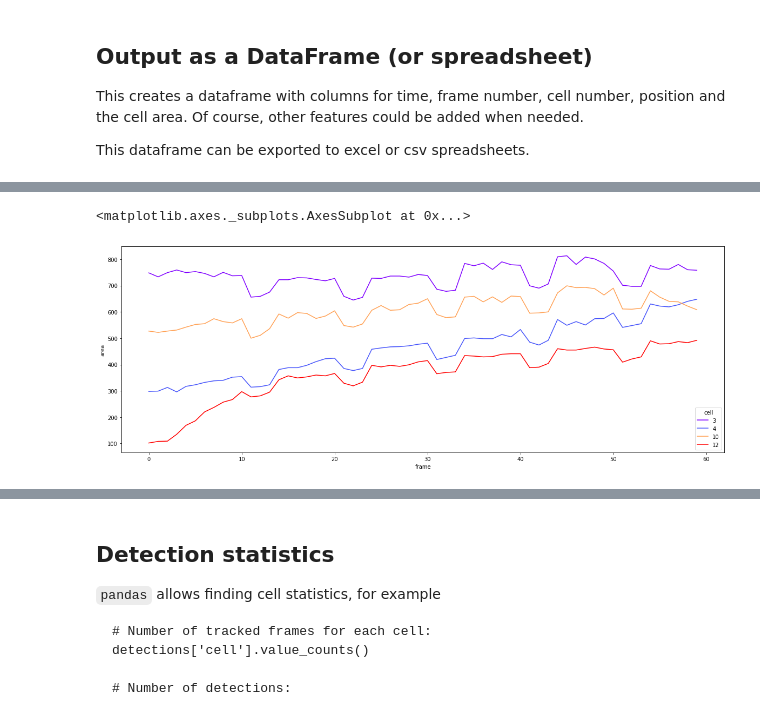
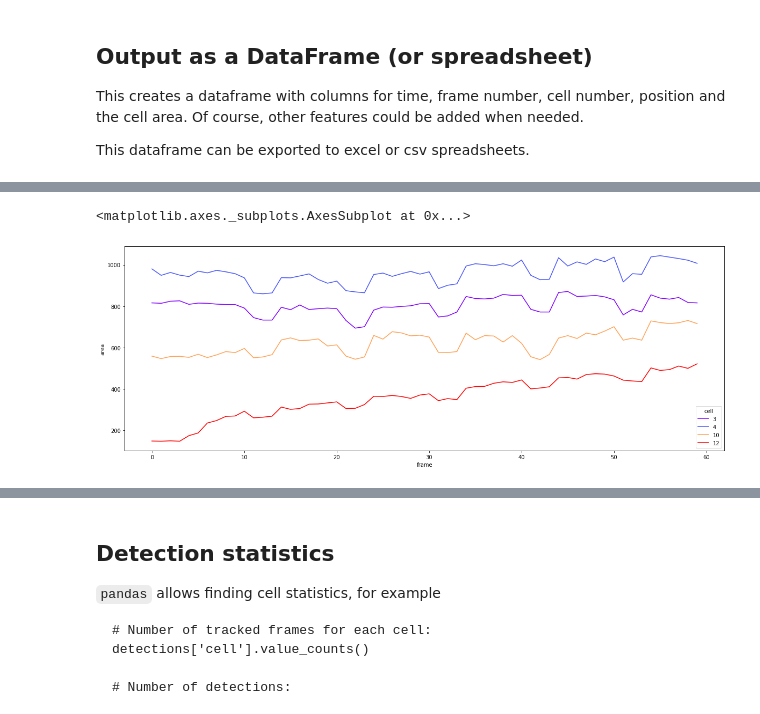
Before and after one commit to ymzayek/yeastcells-detection-maskrcnn, a Jupyter notebook: notebooks/example_pipeline.ipynb, the cells around one changed output, grey strips where cells are left out. Cells and saved outputs as stored; diff of their text form; code cells hidden in the pictures.

Commit message:
revised example with new model version

```diff
--- a/notebooks/example_pipeline.ipynb
+++ b/notebooks/example_pipeline.ipynb
@@ -112,0 +119,4 @@ image.shape # (frames, length, width, channels)
+# %%
+testset = 'TestSet1'
+images = yit.get_test_movie(data_path, testset)
+images.shape # (frames, length, width, channels)
@@ -123,0 +133,6 @@ detections, masks = segmentation.get_segmentation(
+# %%
+detections, masks = yeastcells.segmentation.get_segmentation(
+    images, mask_rcnn_model, seg_thresh=0.8, device='cuda:0')
+detections['area'] = masks.sum(1).sum(1)
+above_threshold = detections['area'] >= 50
+detections = detections[above_threshold].copy()
@@ -128,7 +148,8 @@ detections, masks = segmentation.get_segmentation(
 
 These tracks are plot in 3D.
 # %%
-detections = tracking.track_cells(detections, masks, dmax=5, min_samples=3, eps=0.6, device='cuda:0')
+detections = yeastcells.tracking.track_cells(
+    detections, masks, dmax=1, min_samples=3, eps=0.6, device='cuda:0')
 # %%
 # plot yeast cell positions over time
 
@@ -170,9 +209,9 @@ This creates a dataframe with columns for time, frame number, cell number, posit
 
 This dataframe can be exported to excel or csv spreadsheets.
 # %%
-detections['area'] = features.get_areas(masks)
-detections['pixel intensity'] = features.get_pixel_value_sum(image[..., 0], detections, masks)
+detections['area'] = yeastcells.features.get_areas(masks[np.array(detections.index)])
+detections['pixel intensity'] = yeastcells.features.get_pixel_value_sum(images[..., 0], detections, masks[np.array(detections.index)])
 detections['mean pixel intensity'] = detections['pixel intensity'] / detections['area']
-detections
+detections.head(10)
 # %% [output]
 |  | frame | cell | mask | x | y | segmentation_score | area | pixel intensity | ... |
@@ -191,15 +228,15 @@ detections
 # %%
 plt.figure(figsize=(20, 7))
-seaborn.lineplot(
+sns.lineplot(
   data = detections[detections['cell'].isin([3, 4, 12, 10])],
   x='frame', hue='cell', palette='rainbow',
   y='area',
   # y='pixel intensity',
   # y='mean pixel intensity',
 )
 # %% [output]
 <matplotlib.axes._subplots.AxesSubplot at 0x...>
-[figure, old version]
+[figure, new version]
 # %%
 try:
   from google.colab import files
```
Also changed, not shown: parts of 23 cells of this notebook.
